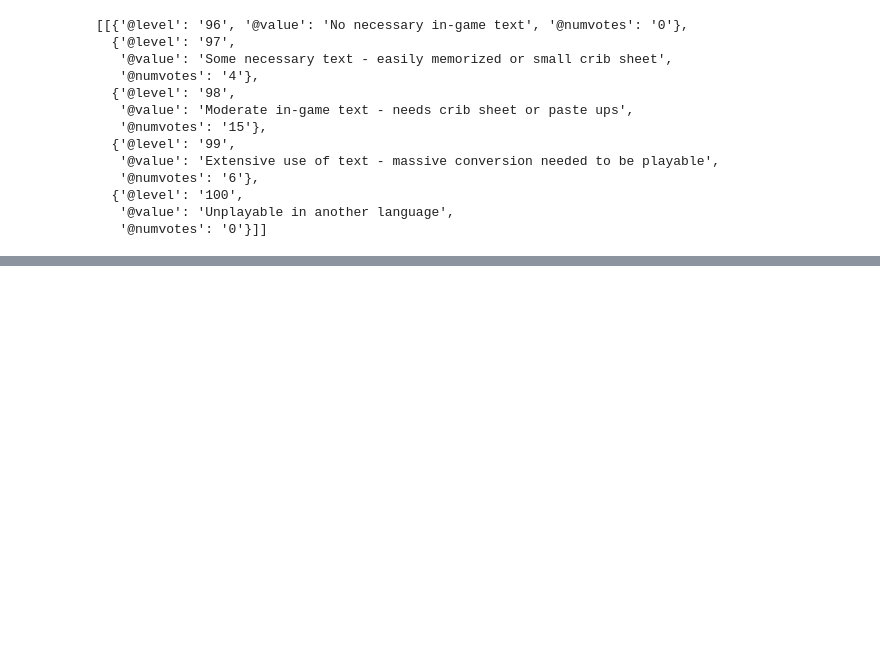
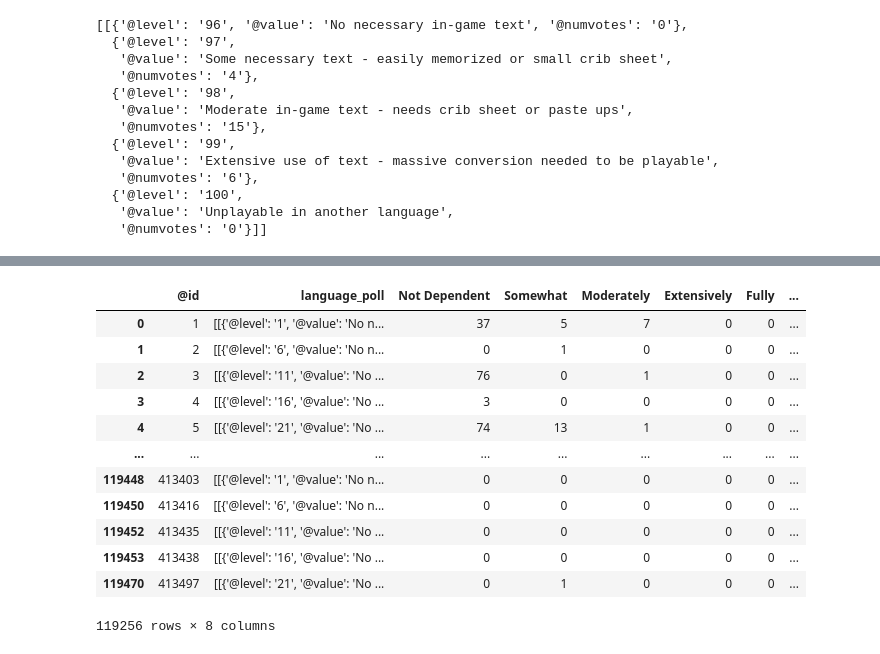
Before and after one commit to trapperkreeper/Project1, a Jupyter notebook: language_related.ipynb, the cells around one changed output, grey strips where cells are left out. Drawn from its saved outputs; the diff is of its cells as text; code cells hidden in the pictures; blank space fills up the shorter version.

```diff
--- a/language_related.ipynb
+++ b/language_related.ipynb
@@ -260,0 +190,6 @@ memory usage: 4.5 MB
+# %%
+#added a column where the values contain the exploded column name with the largest num vote count.
+lang_df.info()
+
+lang_df["Language Dependency"] = lang_df.idxmax(axis=1)
+lang_df
@@ -260,0 +222,18 @@ memory usage: 4.5 MB
+# %%
+# concatanated the new df with the language df that contained the @id column
+languages_votecounts_df = pd.concat([lan_df,lang_df], axis = 1)
+languages_votecounts_df
+# %% [output]
+|  | @id | language_poll | Not Dependent | Somewhat | Moderately | Extensively | Fully | ... |
+| 0 | 1 | [[{'@level': '1', '@value': 'No n... | 37 | 5 | 7 | 0 | 0 | ... |
+| 1 | 2 | [[{'@level': '6', '@value': 'No n... | 0 | 1 | 0 | 0 | 0 | ... |
+| 2 | 3 | [[{'@level': '11', '@value': 'No ... | 76 | 0 | 1 | 0 | 0 | ... |
+| 3 | 4 | [[{'@level': '16', '@value': 'No ... | 3 | 0 | 0 | 0 | 0 | ... |
+| 4 | 5 | [[{'@level': '21', '@value': 'No ... | 74 | 13 | 1 | 0 | 0 | ... |
+| ... | ... | ... | ... | ... | ... | ... | ... | ... |
+| 119448 | 413403 | [[{'@level': '1', '@value': 'No n... | 0 | 0 | 0 | 0 | 0 | ... |
+| 119450 | 413416 | [[{'@level': '6', '@value': 'No n... | 0 | 0 | 0 | 0 | 0 | ... |
+| 119452 | 413435 | [[{'@level': '11', '@value': 'No ... | 0 | 0 | 0 | 0 | 0 | ... |
+| 119453 | 413438 | [[{'@level': '16', '@value': 'No ... | 0 | 0 | 0 | 0 | 0 | ... |
+| 119470 | 413497 | [[{'@level': '21', '@value': 'No ... | 0 | 1 | 0 | 0 | 0 | ... |
+119256 rows × 8 columns
```
Also changed, not shown: parts of 18 cells of this notebook, 2 other files.
